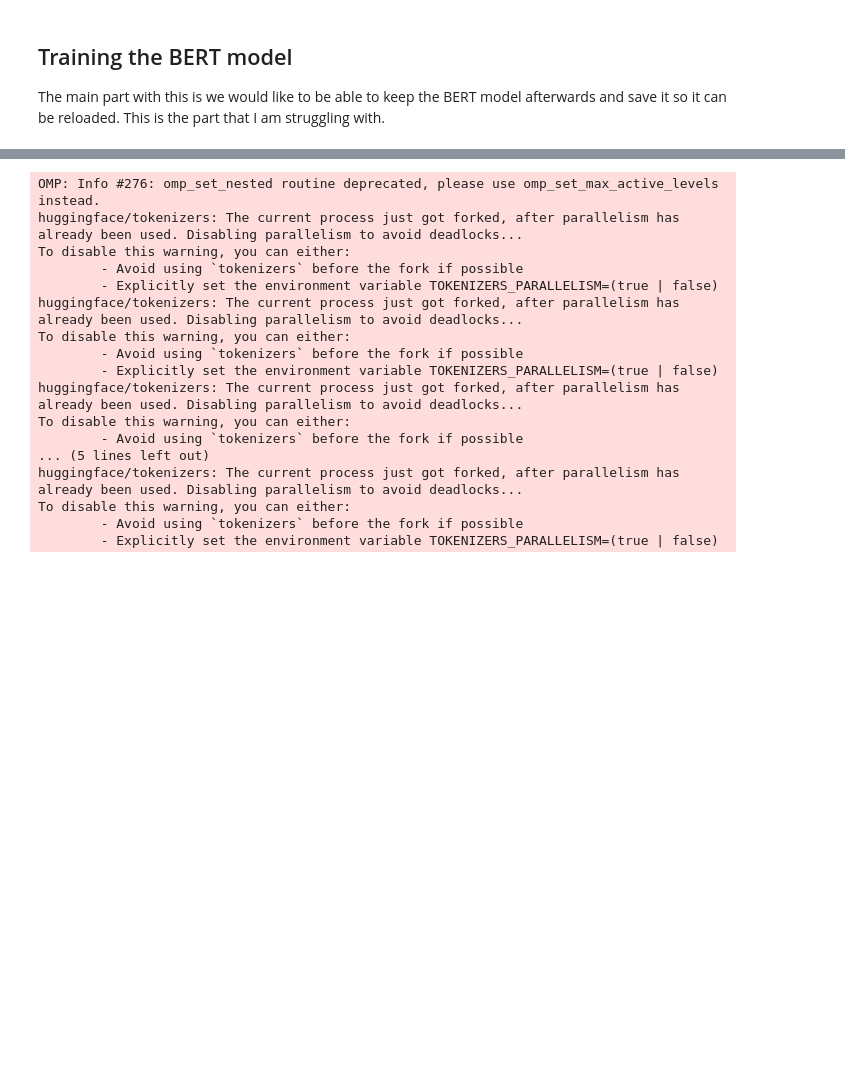
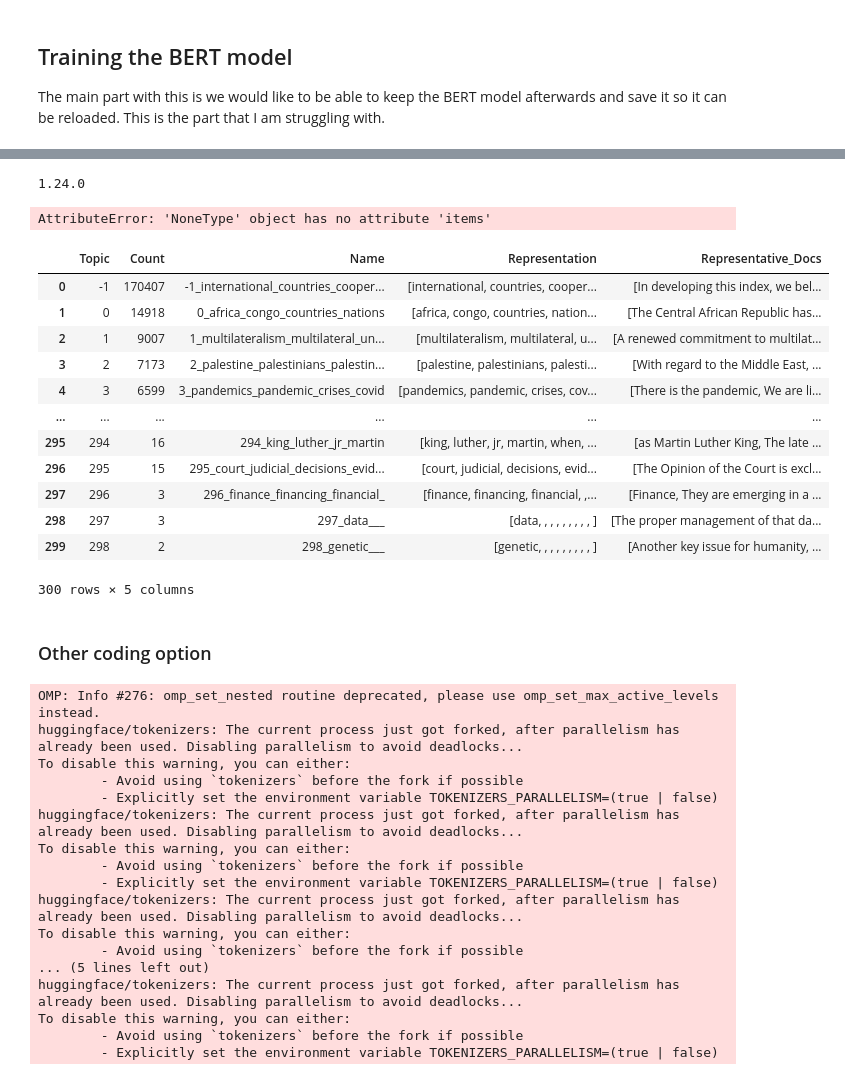
Before and after one commit to FCDO-DSPP-Capstone/fcdo_dspp_repo, a Jupyter notebook: Text Analysis Folder/Sharing_with_Juan.ipynb, the cells around one changed output, grey strips where cells are left out. Drawn from its saved outputs; the diff is of its cells as text; code cells hidden in the pictures; blank space fills up the shorter version.

Commit message:
Updated document

```diff
--- a/Text Analysis Folder/Sharing_with_Juan.ipynb
+++ b/Text Analysis Folder/Sharing_with_Juan.ipynb
@@ -121,3 +103,5 @@ sentence_df
+# %%
+sentence_df = pd.read_csv("correct_sentence_df.csv")
 # %% [markdown]
 ## Training the BERT model
 
@@ -124,0 +138,5 @@ The main part with this is we would like to be able to keep the BERT model after
+# %%
+import numpy as np
+print(np.__version__)
+# %% [output]
+1.24.0
@@ -125,3 +147,45 @@ The main part with this is we would like to be able to keep the BERT model after
+# %%
+from bertopic import BERTopic
+from bertopic.representation import KeyBERTInspired
+
+# Convert the DataFrame column to a list of sentences
+sentence_docs = sentence_df['Sentence'].tolist()
+
+# Create the BERTopic model with the KeyBERTInspired representation
+topic_model = BERTopic(
+    embedding_model="thenlper/gte-small",  # Use the small GTE model for embeddings
+    min_topic_size=15,                    # Minimum number of documents per topic
+    nr_topics=800,                        # Max number of topics allowed
+    zeroshot_topic_list=zeroshot_topic_list,  # Provide zeroshot topic list
+    zeroshot_min_similarity=0.60,         # Minimum similarity for zeroshot topics
+    representation_model=KeyBERTInspired()  # KeyBERT-inspired representation
+)
+
+# Fit the BERTopic model to the sentence data
+topics, probs = topic_model.fit_transform(sentence_docs)
+# %% [output]
+AttributeError: 'NoneType' object has no attribute 'items'
+# %%
+topic_df = topic_model.get_topic_info()
+topic_df.to_csv('topic_info.csv', index=False)
+# %%
+topic_df
+# %% [output]
+|  | Topic | Count | Name | Representation | Representative_Docs |
+| 0 | -1 | 170407 | -1_international_countries_cooper... | [international, countries, cooper... | [In developing this index, we bel... |
+| 1 | 0 | 14918 | 0_africa_congo_countries_nations | [africa, congo, countries, nation... | [The Central African Republic has... |
+| 2 | 1 | 9007 | 1_multilateralism_multilateral_un... | [multilateralism, multilateral, u... | [A renewed commitment to multilat... |
+| 3 | 2 | 7173 | 2_palestine_palestinians_palestin... | [palestine, palestinians, palesti... | [With regard to the Middle East, ... |
+| 4 | 3 | 6599 | 3_pandemics_pandemic_crises_covid | [pandemics, pandemic, crises, cov... | [There is the pandemic, We are li... |
+| ... | ... | ... | ... | ... | ... |
+| 295 | 294 | 16 | 294_king_luther_jr_martin | [king, luther, jr, martin, when, ... | [as Martin Luther King, The late ... |
+| 296 | 295 | 15 | 295_court_judicial_decisions_evid... | [court, judicial, decisions, evid... | [The Opinion of the Court is excl... |
+| 297 | 296 | 3 | 296_finance_financing_financial_ | [finance, financing, financial, ,... | [Finance, They are emerging in a ... |
+| 298 | 297 | 3 | 297_data___ | [data, , , , , , , , , ] | [The proper management of that da... |
+| 299 | 298 | 2 | 298_genetic___ | [genetic, , , , , , , , , ] | [Another key issue for humanity, ... |
+300 rows × 5 columns
+# %% [markdown]
+### Other coding option
 # %%
 from sentence_transformers import SentenceTransformer
 embedding_model = SentenceTransformer("all-MiniLM-L6-v2")
```
Also changed, not shown: parts of 8 cells of this notebook.
